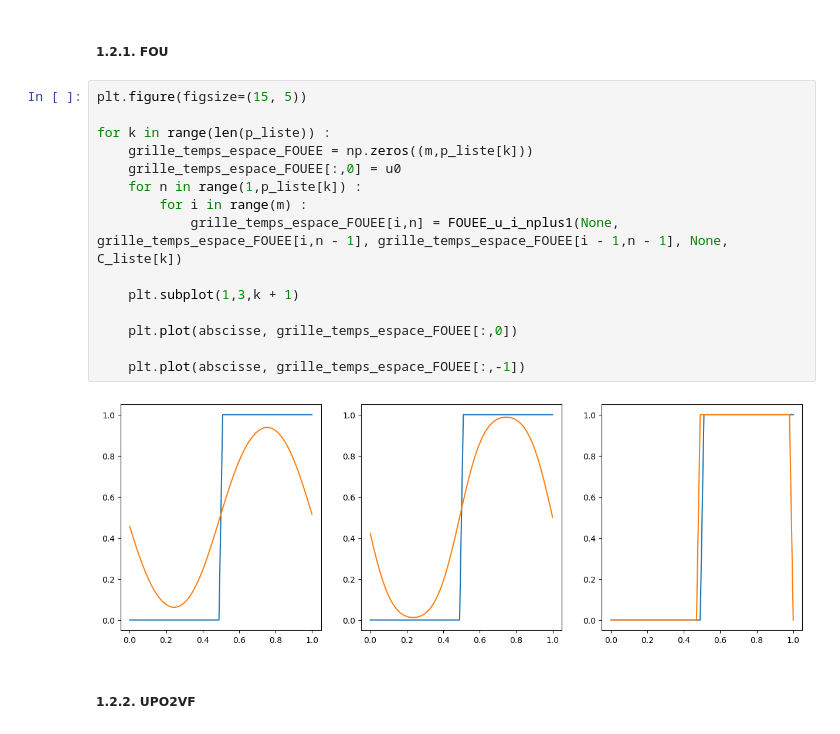
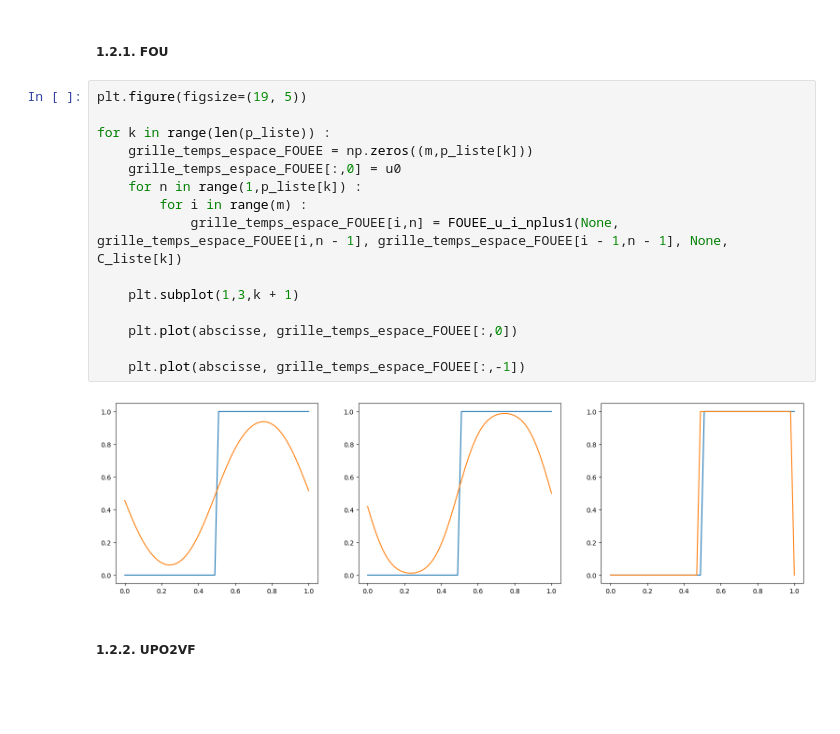
Before and after one commit to MaxMosh/n7-SN, a Jupyter notebook: 2A ModIA/S7 (INSA)/Modélisation et Calcul Scientifique/EDP/TPs/TP2/TP2.ipynb, the cells around one changed output. Drawn from its saved outputs; the diff is of its cells as text; blank space fills up the shorter version.

```diff
--- a/2A ModIA/S7 (INSA)/Modélisation et Calcul Scientifique/EDP/TPs/TP2/TP2.ipynb
+++ b/2A ModIA/S7 (INSA)/Modélisation et Calcul Scientifique/EDP/TPs/TP2/TP2.ipynb
@@ -42,22 +42,22 @@ u0 = np.vectorize(CI)(abscisse,x0)
 # %% [markdown]
 ##### __1.2.1. FOU__
 # %%
-plt.figure(figsize=(15, 5))
+plt.figure(figsize=(19, 5))
 
 for k in range(len(p_liste)) :
     grille_temps_espace_FOUEE = np.zeros((m,p_liste[k]))
     grille_temps_espace_FOUEE[:,0] = u0
     for n in range(1,p_liste[k]) :
         for i in range(m) :
             grille_temps_espace_FOUEE[i,n] = FOUEE_u_i_nplus1(None, grille_temps_espace_FOUEE[i,n - 1], grille_temps_espace_FOUEE[i - 1,n - 1], None, C_liste[k])
 
     plt.subplot(1,3,k + 1)
 
     plt.plot(abscisse, grille_temps_espace_FOUEE[:,0])
 
     plt.plot(abscisse, grille_temps_espace_FOUEE[:,-1])
 # %% [output]
-[figure, old version]
+[figure, new version]
 # %% [markdown]
 ##### __1.2.2. UPO2VF__
 # %%
```
Also changed, not shown: 3 other files.
